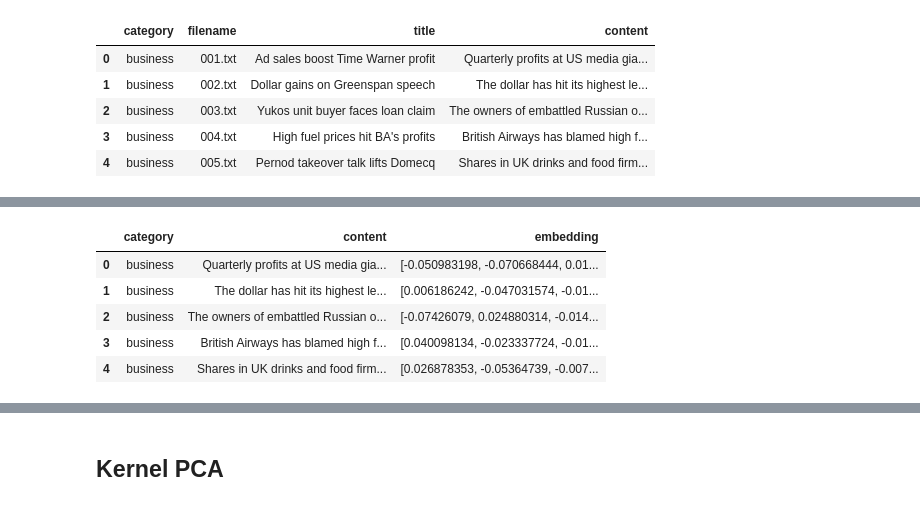
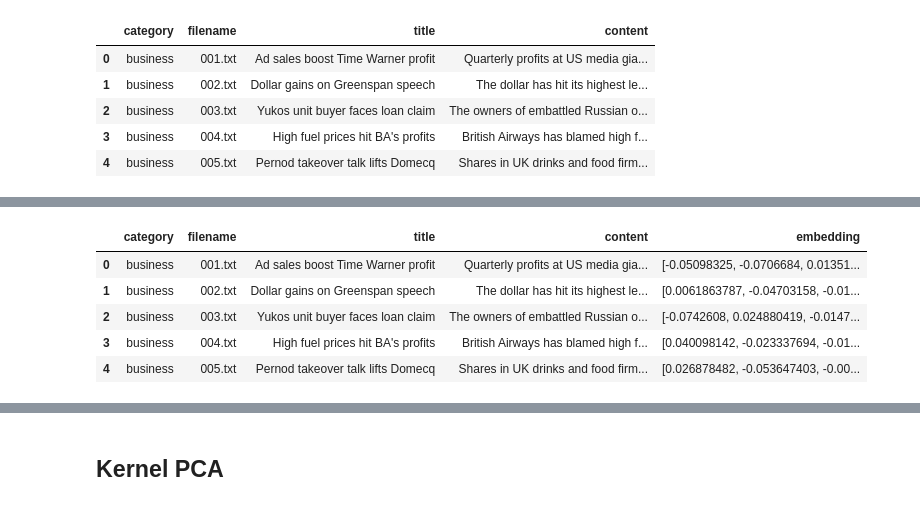
Before and after one commit to wiktorbag/Dimensionality-reduction-project, a Jupyter notebook: experiment3.ipynb, the cells around one changed output, grey strips where cells are left out. Cells and saved outputs as stored; diff of their text form; code cells hidden in the pictures.

```diff
--- a/experiment3.ipynb
+++ b/experiment3.ipynb
@@ -21,7 +21,7 @@ from utils.scores import Dataset
 # %% [markdown]
 ## Załadowanie danych
 # %%
-bbc_data = pd.read_csv('data/bbc-news-data.csv', sep='\t')
+bbc_data = pd.read_csv('./repo/data/bbc-news-data.csv', sep='\t')
 bbc_data.head()
 # %% [output]
 |  | category | filename | title | content |
@@ -30,8 +30,6 @@ bbc_data.head()
 | 2 | business | 003.txt | Yukos unit buyer faces loan claim | The owners of embattled Russian o... |
 | 3 | business | 004.txt | High fuel prices hit BA's profits | British Airways has blamed high f... |
 | 4 | business | 005.txt | Pernod takeover talk lifts Domecq | Shares in UK drinks and food firm... |
-# %%
-bbc_data.drop(columns=['filename', 'title'], inplace=True)
 # %%
 
 model = SentenceTransformer('all-MiniLM-L6-v2')
@@ -40,19 +44,19 @@ Warning: You are sending unauthenticated requests to the HF Hub. Please set a HF
 # %%
 embeddings = []
-for category, content in bbc_data.values:
+for category, content in bbc_data[['category', 'content']].values:
     embedding = model.encode(content)
     embeddings.append(embedding)
 
 
 bbc_data['embedding'] = embeddings
 bbc_data.head()
 # %% [output]
-|  | category | content | embedding |
-| 0 | business | Quarterly profits at US media gia... | [-0.050983198, -0.070668444, 0.01... |
-| 1 | business | The dollar has hit its highest le... | [0.006186242, -0.047031574, -0.01... |
-| 2 | business | The owners of embattled Russian o... | [-0.07426079, 0.024880314, -0.014... |
-| 3 | business | British Airways has blamed high f... | [0.040098134, -0.023337724, -0.01... |
-| 4 | business | Shares in UK drinks and food firm... | [0.026878353, -0.05364739, -0.007... |
+|  | category | filename | title | content | embedding |
+| 0 | business | 001.txt | Ad sales boost Time Warner profit | Quarterly profits at US media gia... | [-0.05098325, -0.0706684, 0.01351... |
+| 1 | business | 002.txt | Dollar gains on Greenspan speech | The dollar has hit its highest le... | [0.0061863787, -0.04703158, -0.01... |
+| 2 | business | 003.txt | Yukos unit buyer faces loan claim | The owners of embattled Russian o... | [-0.0742608, 0.024880419, -0.0147... |
+| 3 | business | 004.txt | High fuel prices hit BA's profits | British Airways has blamed high f... | [0.040098142, -0.023337694, -0.01... |
+| 4 | business | 005.txt | Pernod takeover talk lifts Domecq | Shares in UK drinks and food firm... | [0.026878482, -0.053647403, -0.00... |
 # %%
 from sklearn.feature_extraction.text import TfidfVectorizer
 
```
Also changed, not shown: parts of 12 cells of this notebook.
